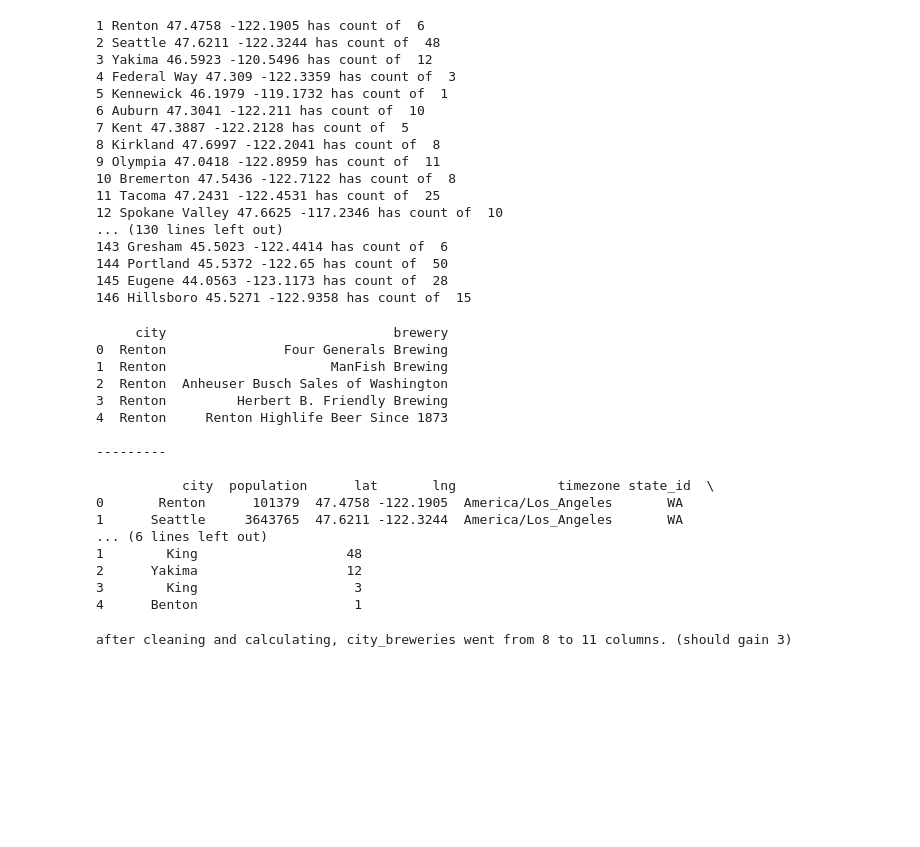
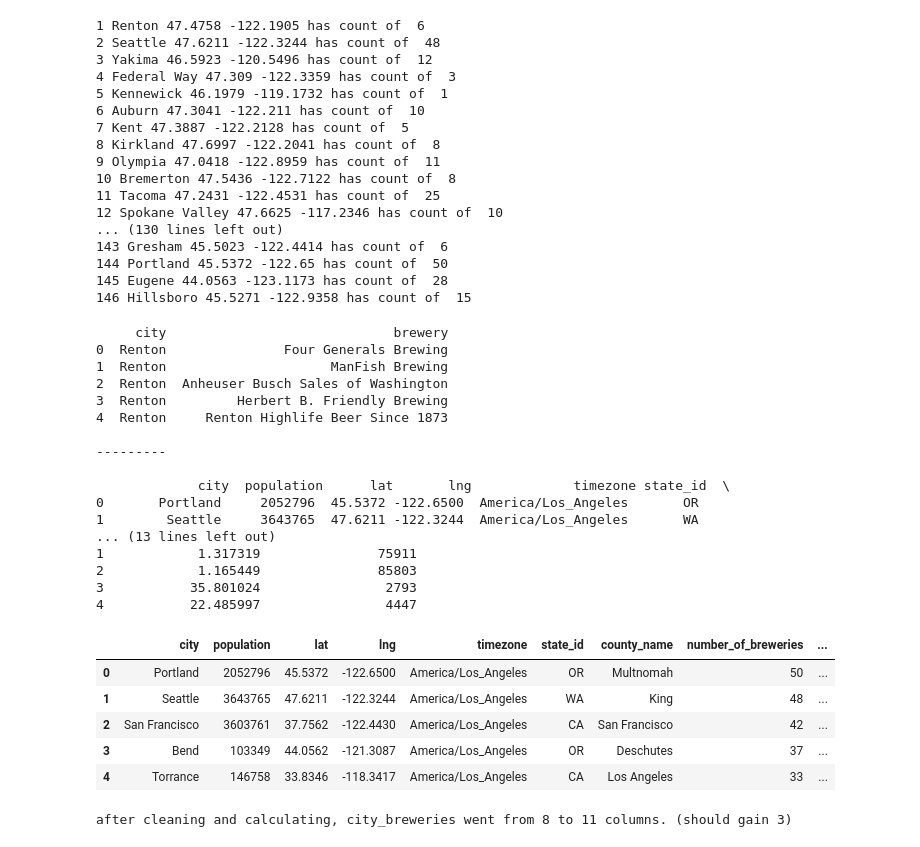
Before and after one commit to danhislop/Posts, a Jupyter notebook: BeerBoroughs-CapstoneProject.ipynb, the cells around one changed output. Drawn from its saved outputs; the diff is of its cells as text; code cells hidden in the pictures; blank space fills up the shorter version.

```diff
--- a/BeerBoroughs-CapstoneProject.ipynb
+++ b/BeerBoroughs-CapstoneProject.ipynb
@@ -226,25 +225,32 @@ brewery_roster, city_breweries = lookup_breweries(cities)
 # %%
 print(brewery_roster.head(), '\n\n---------\n\n', city_breweries.head())
 # Note: the brewery_roster gives us the names of each brewery in each city.
 # It is not required for this project but could be of use later. We'll only use city_breweries
+city_breweries.head()
 # %% [output]
      city                             brewery
 0  Renton               Four Generals Brewing
 1  Renton                     ManFish Brewing
 2  Renton  Anheuser Busch Sales of Washington
 3  Renton         Herbert B. Friendly Brewing
 4  Renton     Renton Highlife Beer Since 1873
 
 ---------
 
-           city  population      lat       lng             timezone state_id  \
-0       Renton      101379  47.4758 -122.1905  America/Los_Angeles       WA
-1      Seattle     3643765  47.6211 -122.3244  America/Los_Angeles       WA
-... (6 lines left out)
-1        King                   48
-2      Yakima                   12
-3        King                    3
-4      Benton                    1
+             city  population      lat       lng             timezone state_id  \
+0       Portland     2052796  45.5372 -122.6500  America/Los_Angeles       OR
+1        Seattle     3643765  47.6211 -122.3244  America/Los_Angeles       WA
+... (13 lines left out)
+1            1.317319               75911
+2            1.165449               85803
+3           35.801024                2793
+4           22.485997                4447
+|  | city | population | lat | lng | timezone | state_id | county_name | number_of_breweries | ... |
+| 0 | Portland | 2052796 | 45.5372 | -122.6500 | America/Los_Angeles | OR | Multnomah | 50 | ... |
+| 1 | Seattle | 3643765 | 47.6211 | -122.3244 | America/Los_Angeles | WA | King | 48 | ... |
+| 2 | San Francisco | 3603761 | 37.7562 | -122.4430 | America/Los_Angeles | CA | San Francisco | 42 | ... |
+| 3 | Bend | 103349 | 44.0562 | -121.3087 | America/Los_Angeles | OR | Deschutes | 37 | ... |
+| 4 | Torrance | 146758 | 33.8346 | -118.3417 | America/Los_Angeles | CA | Los Angeles | 33 | ... |
 # %%
 def clean_city_breweries(df):
     '''purpose: run a series of cleanups and calculations on the city_breweries dataframe
```
Also changed, not shown: parts of 1 cell of this notebook.
